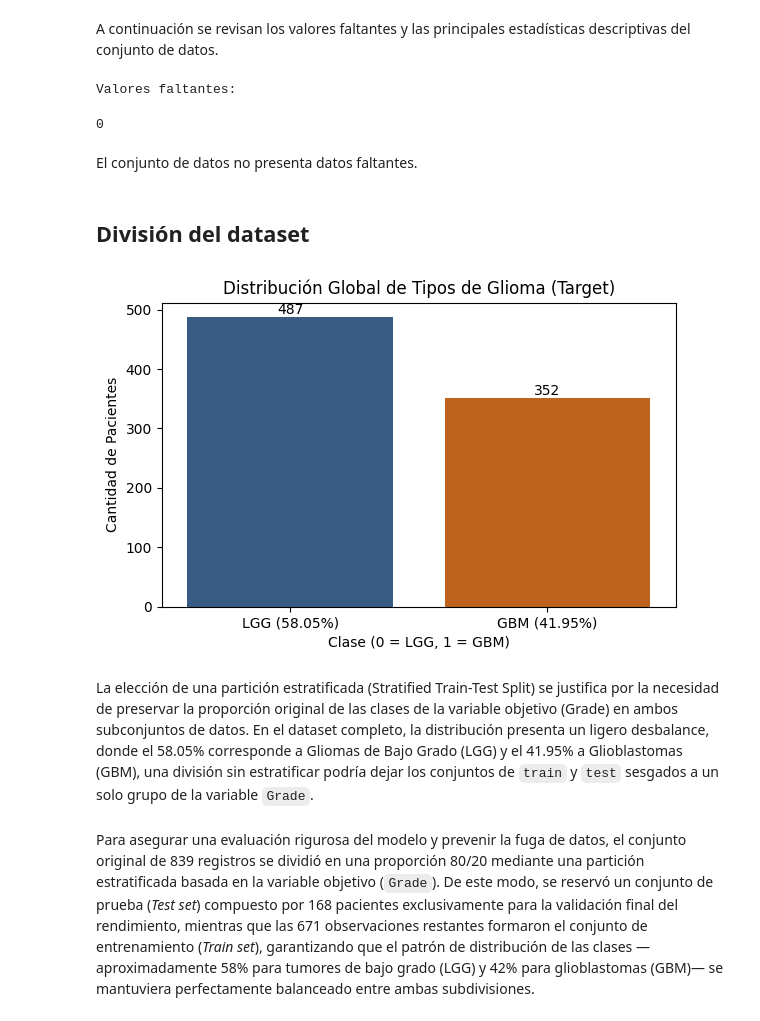
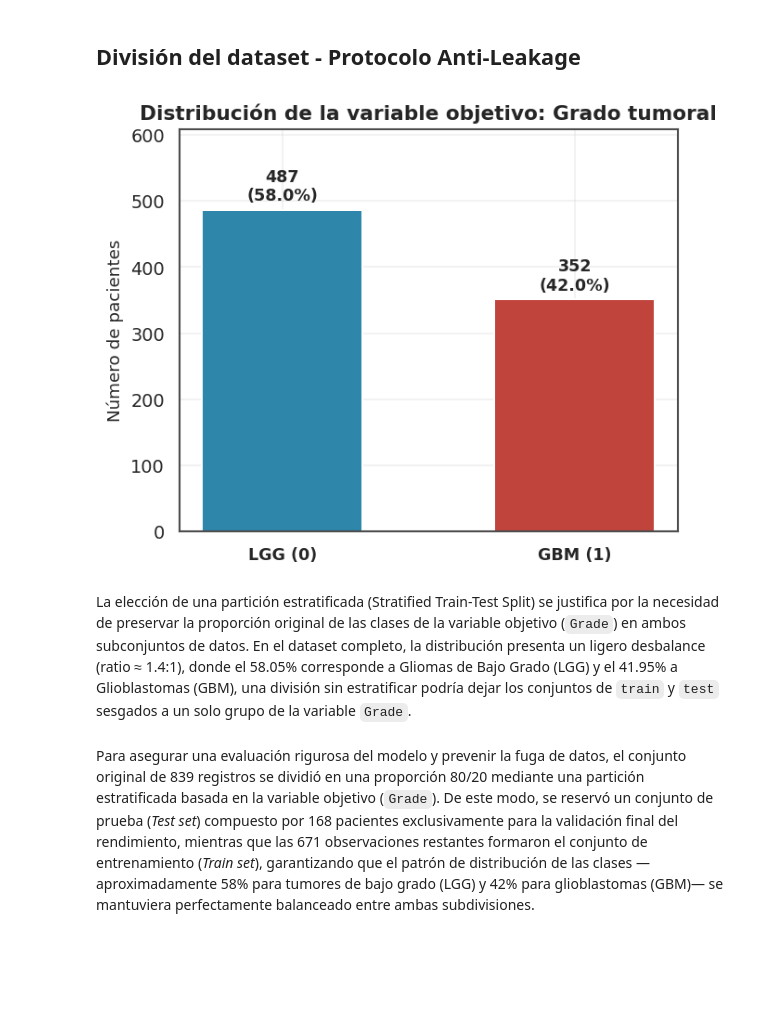
Before and after one commit to joshua2412-a/Prueba, a Jupyter notebook: _sources/notebooks2.ipynb, the cells around one changed output. Drawn from its saved outputs; the diff is of its cells as text; code cells hidden in the pictures; blank space fills up the shorter version.

```diff
--- a/_sources/notebooks2.ipynb
+++ b/_sources/notebooks2.ipynb
@@ -45,0 +99,7 @@ df_info
+# %%
+columnas_categoricas = df.columns.difference(["Age_at_diagnosis"])
+df[columnas_categoricas] = df[columnas_categoricas].astype("category")
+
+pd.DataFrame({
+    "Tipo": df.dtypes.astype(str)
+}).T
@@ -154,44 +202,29 @@ El conjunto de datos presenta una estructura completamente limpia y estructurada
-# %% [markdown]
-A continuación se revisan los valores faltantes y las principales
-estadísticas descriptivas del conjunto de datos.
-# %%
-print("Valores faltantes:")
-display(df_info.isnull().sum().sum())
-# %% [output]
-Valores faltantes:
-0
-# %% [markdown]
-El conjunto de datos no presenta datos faltantes.
 # %% [markdown]
-## División del dataset
+## División del dataset - Protocolo Anti-Leakage
-# %%
-import matplotlib.pyplot as plt
-import seaborn as sns
-import warnings
-
-warnings.simplefilter(action="ignore", category=FutureWarning)
-
-conteo = df_info['Grade'].value_counts()
-proporcion = df_info['Grade'].value_counts(normalize=True) * 100
-
-plt.figure(figsize=(6, 4))
-ax = sns.countplot(data=df_info, x='Grade', palette=['#2b5c8f', '#d95f02'])
-plt.title('Distribución Global de Tipos de Glioma (Target)')
-plt.xlabel('Clase (0 = LGG, 1 = GBM)')
-plt.ylabel('Cantidad de Pacientes')
-plt.xticks(ticks=[0, 1], labels=['LGG (58.05%)', 'GBM (41.95%)'])
-
-# Añadir etiquetas de conteo sobre las barras
-for p in ax.patches:
-    ax.annotate(f'{int(p.get_height())}',
-                (p.get_x() + p.get_width() / 2., p.get_height()),
-                ha='center', va='center', xytext=(0, 5),
-                textcoords='offset points')
-
-plt.tight_layout()
-plt.show()
-# %% [output]
-[figure, removed]
+# %%
+fig, ax = plt.subplots(figsize=(5.5, 4.5))
+
+conteo = df["Grade"].value_counts()
+proporcion = conteo / conteo.sum() * 100
+
+bars = ax.bar(conteo.index, conteo.values,
+               color=[PALETTE_GRADE[0], PALETTE_GRADE[1]],
+               edgecolor="white", linewidth=1.2, width=0.55)
+
+for bar, c, p in zip(bars, conteo.values, proporcion.values):
+    ax.text(bar.get_x() + bar.get_width()/2, c + 8,
+            f"{c}\n({p:.1f}%)", ha="center", va="bottom", fontsize=10.5, fontweight="bold")
+
+ax.set_xticks([0, 1])
+ax.set_xticklabels(['LGG (0)', 'GBM (1)'], fontsize=10.5, fontweight='bold')
+ax.set_ylabel("Número de pacientes")
+ax.set_xlabel("")
+ax.set_title("Distribución de la variable objetivo: Grado tumoral")
+ax.set_ylim(0, conteo.max() * 1.25)
+plt.tight_layout()
+plt.show()
+# %% [output]
+[figure, added]
 # %% [markdown]
-La elección de una partición estratificada (Stratified Train-Test Split) se justifica por la necesidad de preservar la proporción original de las clases de la variable objetivo (Grade) en ambos subconjuntos de datos. En el dataset completo, la distribución presenta un ligero desbalance, donde el 58.05% corresponde a Gliomas de Bajo Grado (LGG) y el 41.95% a Glioblastomas (GBM), una división sin estratificar podría dejar los conjuntos de `train` y `test` sesgados a un solo grupo de la variable `Grade`.
+La elección de una partición estratificada (Stratified Train-Test Split) se justifica por la necesidad de preservar la proporción original de las clases de la variable objetivo (`Grade`) en ambos subconjuntos de datos. En el dataset completo, la distribución presenta un ligero desbalance (ratio ≈ 1.4:1), donde el 58.05% corresponde a Gliomas de Bajo Grado (LGG) y el 41.95% a Glioblastomas (GBM), una división sin estratificar podría dejar los conjuntos de `train` y `test` sesgados a un solo grupo de la variable `Grade`.
 # %%
```
Also changed, not shown: parts of 28 cells of this notebook, 24 other files.
